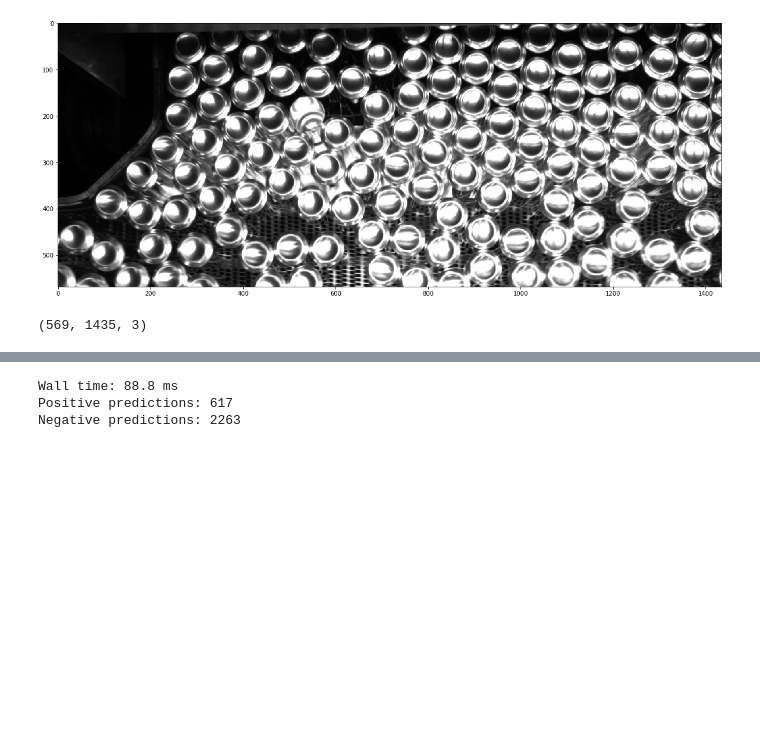
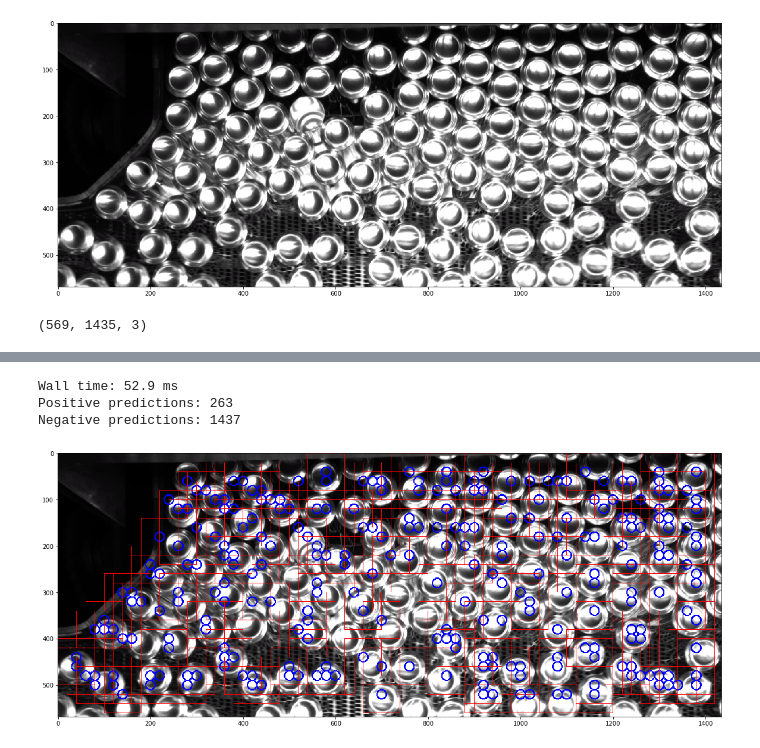
Before and after one commit to offchan42/detect-cylinder, a Jupyter notebook: deep-learning.ipynb, the cells around one changed output, grey strips where cells are left out. Drawn from its saved outputs; the diff is of its cells as text; code cells hidden in the pictures; blank space fills up the shorter version.

Commit message:
Draw bounding boxes prediction

```diff
--- a/deep-learning.ipynb
+++ b/deep-learning.ipynb
@@ -134,11 +134,12 @@ print(big_img.shape)
 [figure]
 (569, 1435, 3)
 # %%
-crop_size = 90
-strides = 15
+crop_size = 80
+strides = 20
 # %%
 %%time
-X_candidate = []
+X_candidate = [] # candidate image
+candidate_rc = [] # candidate row and column
 for r in range(0, big_img.shape[0], strides):
     for c in range(0, big_img.shape[1], strides):
         img = big_img[r:r+crop_size, c:c+crop_size]
@@ -146,8 +147,9 @@ for r in range(0, big_img.shape[0], strides):
             break
         img = preprocess_image(img)
         X_candidate.append(img)
+        candidate_rc.append((r, c))
 #         plt.imshow(img)
 #         plt.show()
 X_candidate = np.concatenate(X_candidate)
-print(candidates.shape)
+print(X_candidate.shape)
 # %% [output]
@@ -156,11 +158,23 @@ Wall time: 65.8 ms
 # %%
-%time pred_prob = model.predict(candidates)
+%time pred_prob = model.predict(X_candidate)
 
-threshold = 0.5 # confidence decision threshold
+threshold = 0.8 # confidence decision threshold
 pred_binary = pred_prob >= threshold
+positive_idx = np.where(pred_binary)[0]
 print("Positive predictions:", np.count_nonzero(pred_binary))
 print("Negative predictions:", np.count_nonzero(~pred_binary))
 # %% [output]
-Wall time: 88.8 ms
-Positive predictions: 617
-Negative predictions: 2263
+Wall time: 52.9 ms
+Positive predictions: 263
+Negative predictions: 1437
+# %%
+tmp_img = big_img.copy()
+for idx in positive_idx:
+    r, c = candidate_rc[idx]
+    cv2.rectangle(tmp_img, (c,r), (c+crop_size, r+crop_size), (255, 0, 0), thickness=1)
+    cv2.circle(tmp_img, (c+crop_size//2, r+crop_size//2), 10, (0, 0, 255), thickness=2)
+plt.figure(figsize=(20,10))
+plt.imshow(tmp_img)
+plt.show()
+# %% [output]
+[figure, added]
```
Also changed, not shown: parts of 1 cell of this notebook.
